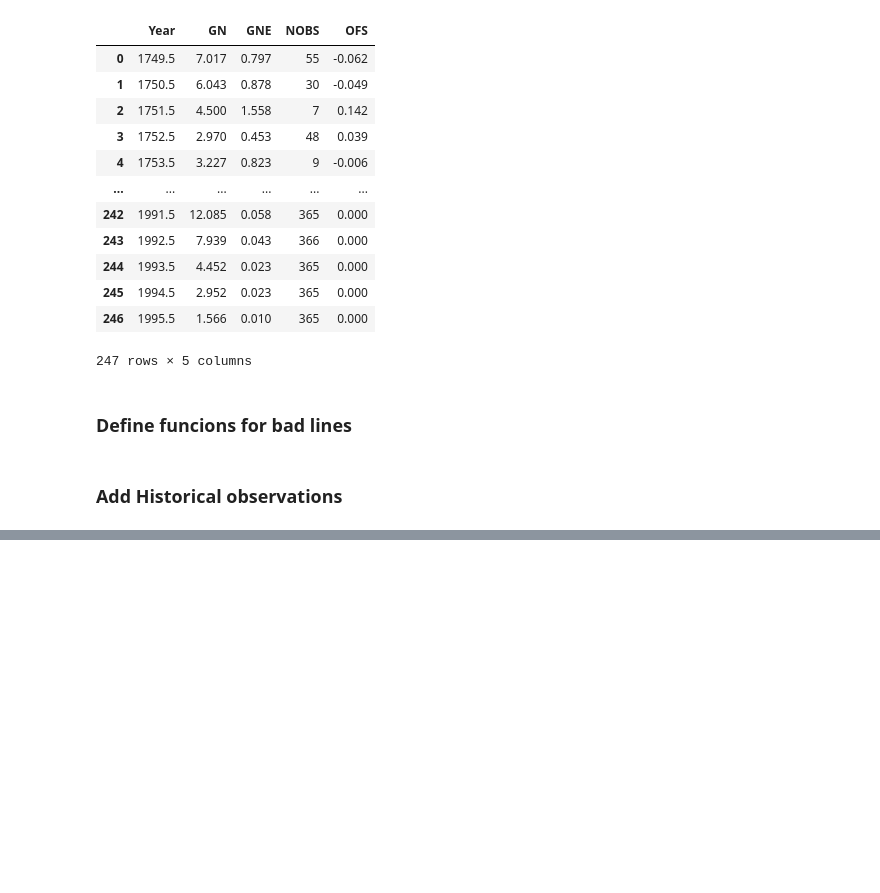
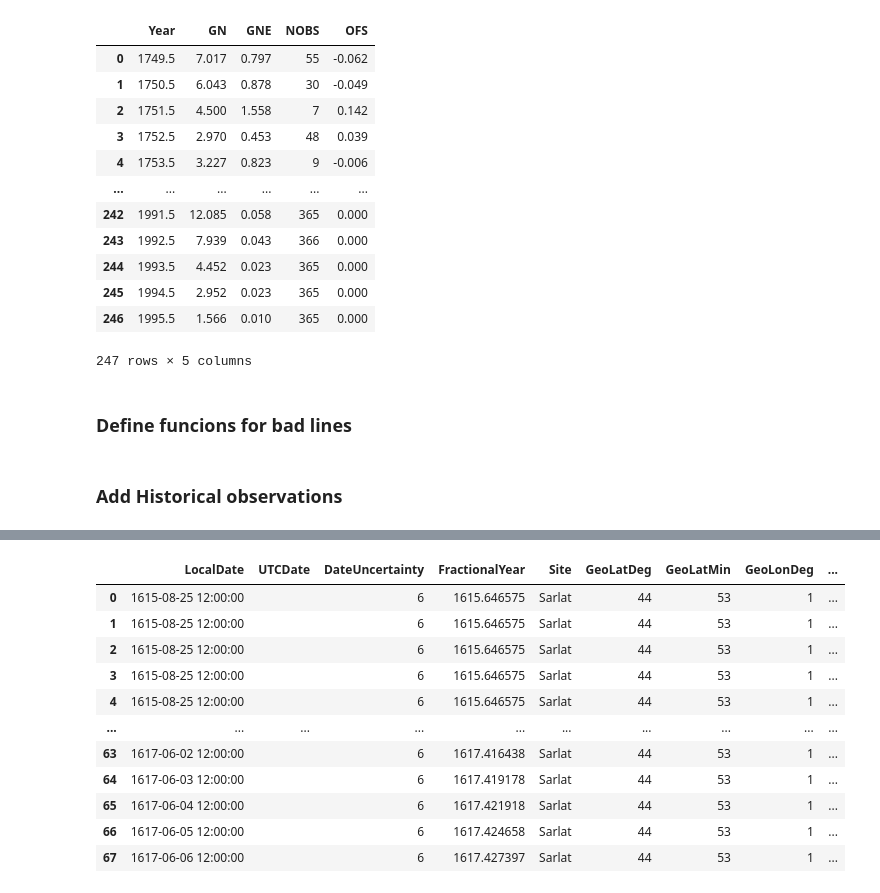
Before and after one commit to amunozj/butterfly_diagram_data, a Jupyter notebook: notebooks/AMJ_HH_long_term_Bfly_1_data_merge.ipynb, the cells around one changed output, grey strips where cells are left out. Saved outputs shown, nothing was run; the diff lists cells and outputs as text; code cells hidden in the pictures; blank space fills up the shorter version.

```diff
--- a/notebooks/AMJ_HH_long_term_Bfly_1_data_merge.ipynb
+++ b/notebooks/AMJ_HH_long_term_Bfly_1_data_merge.ipynb
@@ -3580,0 +832,89 @@ axcb2.set_yticks([])
+# %%
+# Bfly = {}
+
+# --------------------------------------------------------------------------------------------
+# Tarde
+Bfly["Tarde"] = {}
+Bfly["Tarde"]["DF"] = pd.read_excel(
+    DATA_FOLDER + "input_data/1615_1617_Tarde_hh_amj.xlsx"
+)
+
+Bfly["Tarde"]["DF"]["Day"] = Bfly["Tarde"]["DF"]["Date"]
+
+Bfly["Tarde"]["DF"]["Ordinal"] = Bfly["Tarde"]["DF"].apply(
+    lambda x: datetime.date(int(x["Year"]), int(x["Month"]), int(x["Day"])).toordinal(),
+    axis=1,
+)
+
+Bfly["Tarde"]["DF"]["FractionalYear"] = Bfly["Tarde"]["DF"].apply(
+    lambda x: x["Year"]
+    + (
+        datetime.date(x["Year"], x["Month"], x["Day"]).toordinal()
+        - datetime.date(x["Year"], 1, 1).toordinal()
+    )
+    / (
+        datetime.date(x["Year"] + 1, 1, 1).toordinal()
+        - datetime.date(x["Year"], 1, 1).toordinal()
+    ),
+    axis=1,
+)
+
+# Temporary variables to create date timestamps
+Bfly["Tarde"]["DF"]["tmpHH"] = Bfly["Tarde"]["DF"]["Hour"]
+Bfly["Tarde"]["DF"].loc[np.isnan(Bfly["Tarde"]["DF"]["Hour"]), "tmpHH"] = 12
+
+Bfly["Tarde"]["DF"]["tmpMI"] = Bfly["Tarde"]["DF"]["Min"]
+Bfly["Tarde"]["DF"].loc[np.isnan(Bfly["Tarde"]["DF"]["Min"]), "tmpMI"] = 0
+
+Bfly["Tarde"]["DF"]["LocalDate"] = Bfly["Tarde"]["DF"].apply(
+    lambda x: datetime.datetime(
+        int(x["Year"]), int(x["Month"]), int(x["Day"]), int(x["tmpHH"]), int(x["tmpMI"]), 0
+    ),
+    axis=1,
+)
+
+
+Bfly["Tarde"]["DF"]["Minute"] = Bfly["Tarde"]["DF"]["Min"]
+
+Bfly["Tarde"]["DF"]["UTCDate"] = ''
+Bfly["Tarde"]["DF"]["DateUncertainty"] = 6
+Bfly["Tarde"]["DF"]["GeoLatDeg"] = Bfly["Tarde"]["DF"]["Lat_deg"]
+Bfly["Tarde"]["DF"]["GeoLatMin"] = Bfly["Tarde"]["DF"]["Lat_min"]
+Bfly["Tarde"]["DF"]["GeoLonDeg"] = Bfly["Tarde"]["DF"]["Lon_deg"]
+Bfly["Tarde"]["DF"]["GeoLonMin"] = Bfly["Tarde"]["DF"]["Lon_min"]
+Bfly["Tarde"]["DF"]["Lat"] = Bfly["Tarde"]["DF"]["latitude"]
+Bfly["Tarde"]["DF"]["LatError"] = np.nan
+Bfly["Tarde"]["DF"]["CarringtonLon"] = np.nan
+Bfly["Tarde"]["DF"]["LonFromDiskCenter"] = Bfly["Tarde"]["DF"]["Longitude"]
+Bfly["Tarde"]["DF"]["LonError"] = np.nan
+Bfly["Tarde"]["DF"]["DegreesFromDiskCenter"] = np.nan
+Bfly["Tarde"]["DF"]["PlacementUncertainty"] = 3
+Bfly["Tarde"]["DF"]["OrientationUncertainty"] = 3
+Bfly["Tarde"]["DF"]["RawGroupArea"] = np.nan
+Bfly["Tarde"]["DF"]["RawSpotArea"] = np.nan
+Bfly["Tarde"]["DF"]["RawSpotAreaUmbral"] = np.nan
+Bfly["Tarde"]["DF"]["SpotID"] = np.nan
+Bfly["Tarde"]["DF"]["GroupID"] = np.nan
+Bfly["Tarde"]["DF"]["Source"] = "Tarde"
+Bfly["Tarde"]["DF"]["Cycle"] = np.nan
+Bfly["Tarde"]["DF"]["CycleName"] = ''
+Bfly["Tarde"]["DF"]["Origin"] = 'Hayakawa2024'
+Bfly["Tarde"]["DF"]["Reference"] = ""
+
+# TODO: verified
+Bfly["Tarde"]["DF"] = Bfly["Tarde"]["DF"].loc[:,Columns_to_keep]
+
+Bfly["Tarde"]["DF"]
+# %% [output]
+|  | LocalDate | UTCDate | DateUncertainty | FractionalYear | Site | GeoLatDeg | GeoLatMin | GeoLonDeg | ... |
+| 0 | 1615-08-25 12:00:00 |  | 6 | 1615.646575 | Sarlat | 44 | 53 | 1 | ... |
+| 1 | 1615-08-25 12:00:00 |  | 6 | 1615.646575 | Sarlat | 44 | 53 | 1 | ... |
+| 2 | 1615-08-25 12:00:00 |  | 6 | 1615.646575 | Sarlat | 44 | 53 | 1 | ... |
+| 3 | 1615-08-25 12:00:00 |  | 6 | 1615.646575 | Sarlat | 44 | 53 | 1 | ... |
+| 4 | 1615-08-25 12:00:00 |  | 6 | 1615.646575 | Sarlat | 44 | 53 | 1 | ... |
+| ... | ... | ... | ... | ... | ... | ... | ... | ... | ... |
+| 63 | 1617-06-02 12:00:00 |  | 6 | 1617.416438 | Sarlat | 44 | 53 | 1 | ... |
+| 64 | 1617-06-03 12:00:00 |  | 6 | 1617.419178 | Sarlat | 44 | 53 | 1 | ... |
+| 65 | 1617-06-04 12:00:00 |  | 6 | 1617.421918 | Sarlat | 44 | 53 | 1 | ... |
+| 66 | 1617-06-05 12:00:00 |  | 6 | 1617.424658 | Sarlat | 44 | 53 | 1 | ... |
+| 67 | 1617-06-06 12:00:00 |  | 6 | 1617.427397 | Sarlat | 44 | 53 | 1 | ... |
```
Also changed, not shown: parts of 85 cells of this notebook.
